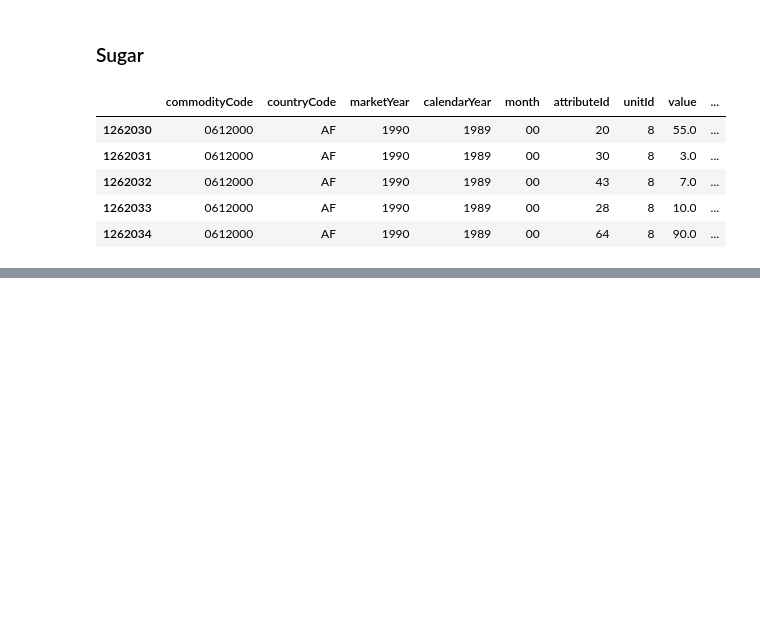
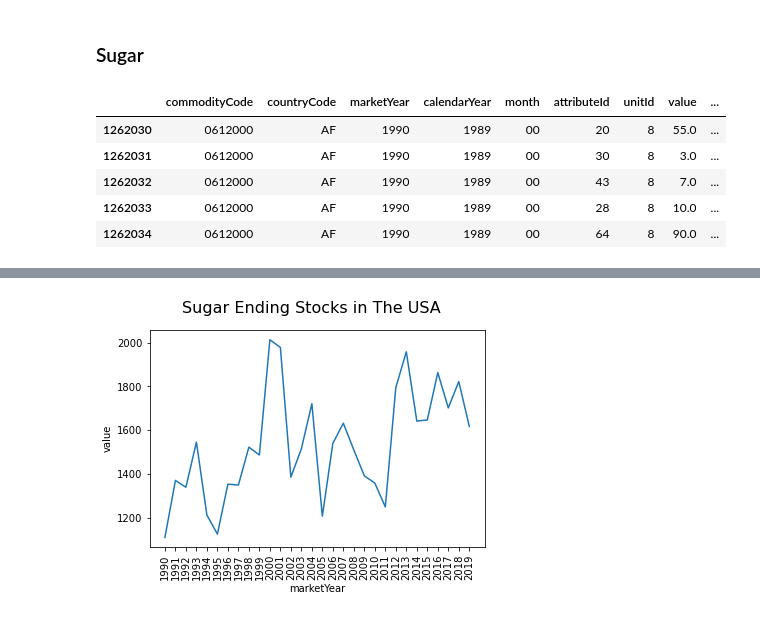
Before and after one commit to DmitriyKhodykin/AgroUS, a Jupyter notebook: notebooks/analytics.ipynb, the cells around one changed output, grey strips where cells are left out. Cells and saved outputs as stored; diff of their text form; code cells hidden in the pictures; blank space fills up the shorter version.

```diff
--- a/notebooks/analytics.ipynb
+++ b/notebooks/analytics.ipynb
@@ -176,0 +135,16 @@ show_barplot(cotton_production, 'marketYear', 'value')
+# %%
+# Ending Stocks in the USA
+sugar_ending_stocks_usa = data[(data['commodityName'] == 'Sugar, Centrifugal') & \
+                               (data['attributeName'] == 'Ending Stocks') & \
+                               (data['countryCode'] == 'US')] \
+                                [['countryCode', 'marketYear', 'calendarYear',
+                                  'month', 'value', 'unitDescription']]
+# %%
+show_plot(
+    sugar_ending_stocks_usa,
+    'marketYear',
+    'value',
+    'Sugar Ending Stocks in The USA'
+    )
+# %% [output]
+[figure, added]
```
Also changed, not shown: parts of 18 cells of this notebook.
